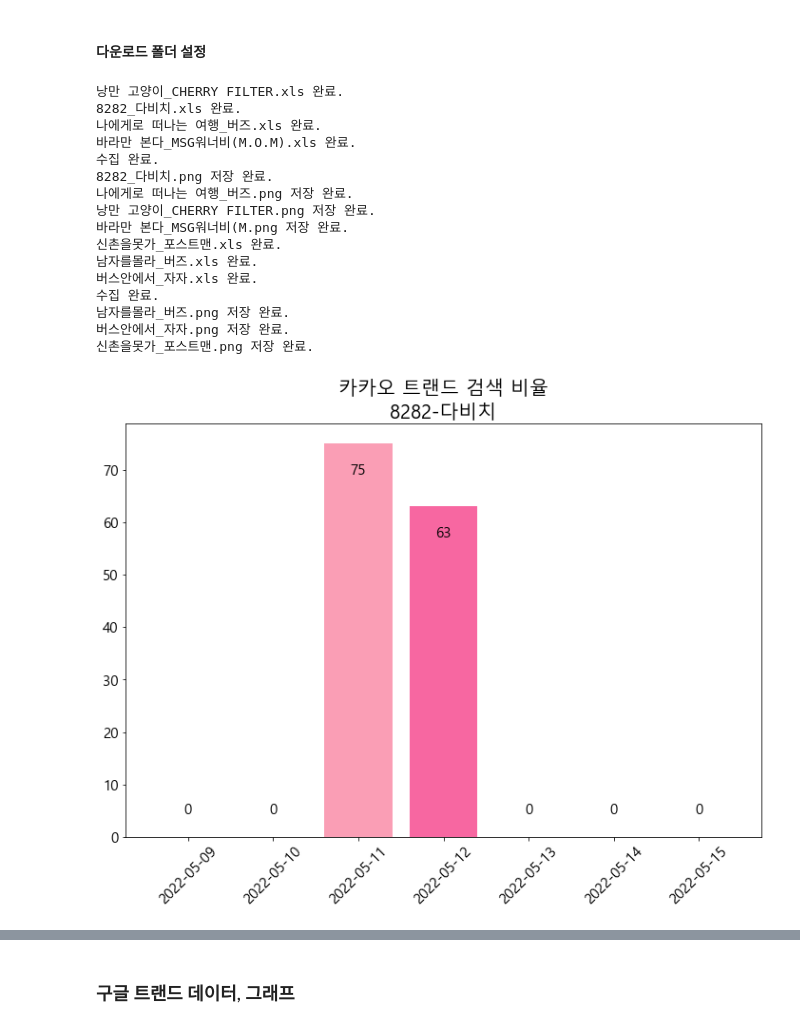
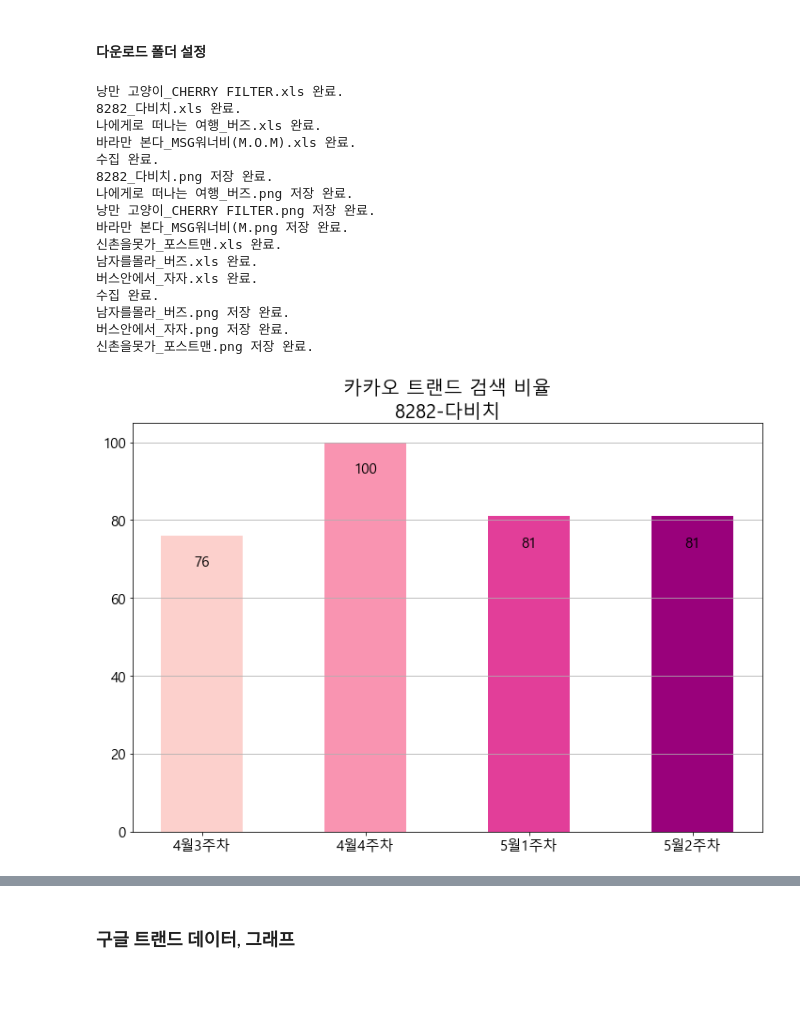
Before and after one commit to kbjung/Wantreez, a Jupyter notebook: Crawling/music/08.karaoke_social_search.ipynb, the cells around one changed output, grey strips where cells are left out. Drawn from its saved outputs; the diff is of its cells as text; code cells hidden in the pictures; blank space fills up the shorter version.

Commit message:
Update 08.karaoke_social_search.ipynb
- 노래방 신규 음원 소셜미디어 관심도에 카카오 트랜드, 구글 트랜드 추가

```diff
--- a/Crawling/music/08.karaoke_social_search.ipynb
+++ b/Crawling/music/08.karaoke_social_search.ipynb
@@ -222,4 +229,5 @@ down_xlsx = 'datatrend.xls'
 # %%
+site_list = ['ky', 'tj']
 for site_name in site_list:
     save_folder = f'crawled_data/outlier_data/{start_date}_{end_date}'
     save_folder2 = os.path.join(code_path, save_folder)
@@ -248,16 +256,23 @@ for site_name in site_list:
         search_box.send_keys(word)
 
         # 1개월 picker 클릭
-        time_picker = driver.find_element_by_xpath('/html/body/div/div/div/main/article/div[3]/div[2]/div[1]/div[2]/label[2]/span').click()
+        driver.find_element_by_xpath('/html/body/div/div/div/main/article/div[3]/div[2]/div[1]/div[2]/label[2]/span').click()
         time.sleep( random.uniform(1, 1.5) )
 
+        # 기준 주간 클릭
+        driver.find_element_by_xpath('/html/body/div/div/div/main/article/div[3]/div[2]/div[2]/div[2]/button').click()
+        time.sleep( random.uniform(1, 1.5) )
+        driver.find_element_by_xpath('/html/body/div/div/div/main/article/div[3]/div[2]/div[2]/div[2]/ul/li[2]/label/span').click()
+        time.sleep( random.uniform(1, 1.5) )
+
+
         # 검색 버튼 클릭
-        search_button = driver.find_element_by_xpath('/html/body/div/div/div/main/article/div[4]/button[2]').click()
+        driver.find_element_by_xpath('/html/body/div/div/div/main/article/div[4]/button[2]').click()
         time.sleep( random.uniform(1, 1.5) )
         driver.implicitly_wait(3)
         try:
             # 다운 버튼 클릭
-            down_button = driver.find_element_by_xpath('/html/body/div/div/header/div/div/a[2]').click()
+            driver.find_element_by_xpath('/html/body/div/div/header/div/div/a[2]').click()
             time.sleep( random.uniform(1, 1.5) )
 
             # 파일 이름 변경
@@ -284,45 +299,50 @@ for site_name in site_list:
         temp.columns = ['날짜', '검색비율']
         temp['날짜'] = temp['날짜'].astype(str)
         temp['날짜'] = temp['날짜'].apply([lambda x: x.split(' ')[0]])
-        week_temp = temp[ (temp['날짜'] >= start_date) & (temp['날짜'] <= end_date)].reset_index(drop=True)
+        date_list = pd.date_range(end=start_date, periods=4, freq='W-MON')
+        start_week = str(date_list[0]).split(' ')[0]
+        end_week = str(date_list[-1]).split(' ')[0]
+        week_temp = temp[ (temp['날짜'] >= start_week) & (temp['날짜'] <= end_week)].reset_index(drop=True)
+        week_temp['검색비율'] = week_temp['검색비율'].astype(int)
 
         colors = sns.color_palette('RdPu', week_temp.shape[0])
-        x = week_temp['날짜']
+        x = xticks_names
         y = week_temp['검색비율']
         try:
             interval_ratio = math.ceil( max(y) )*0.05
             interval_ratio2 = math.ceil( max(y) )*0.2
             plt.figure( figsize=(12,8) )
-            plt.bar(x, y, color=colors)
+            plt.grid(axis='y')
+            plt.bar(x, y, color=colors, width=0.5)
             plt.title(f"카카오 트랜드 검색 비율\n{title}-{artist}", fontsize=20)
-            plt.xticks(fontsize=15,rotation=45)
+            plt.xticks(xticks_names, fontsize=15)
             plt.yticks(fontsize=15)
             for i in range( len(y) ):
                     if y[i] <= interval_ratio2:
                             plt.text(x[i], y[i]+interval_ratio, round(y[i],1), fontsize=15, color='black', horizontalalignment='center', verticalalignment='bottom')
                     else:
                             plt.text(x[i], y[i]-interval_ratio, round(y[i],1), fontsize=15, color='black', horizontalalignment='center', verticalalignment='top')
             file_name2 = f'{title}_{artist}.png'
             save_img_path = os.path.join(des, file_name2)
             plt.savefig(save_img_path)
             print(f'{file_name2} 저장 완료.')
         except:
             pass
 # %% [output]
 낭만 고양이_CHERRY FILTER.xls 완료.
 8282_다비치.xls 완료.
 나에게로 떠나는 여행_버즈.xls 완료.
 바라만 본다_MSG워너비(M.O.M).xls 완료.
 수집 완료.
 8282_다비치.png 저장 완료.
 나에게로 떠나는 여행_버즈.png 저장 완료.
 낭만 고양이_CHERRY FILTER.png 저장 완료.
 바라만 본다_MSG워너비(M.png 저장 완료.
 신촌을못가_포스트맨.xls 완료.
 남자를몰라_버즈.xls 완료.
 버스안에서_자자.xls 완료.
 수집 완료.
 남자를몰라_버즈.png 저장 완료.
 버스안에서_자자.png 저장 완료.
 신촌을못가_포스트맨.png 저장 완료.
-[figure, old version]
+[figure, new version]
```
Also changed, not shown: parts of 21 cells of this notebook.
